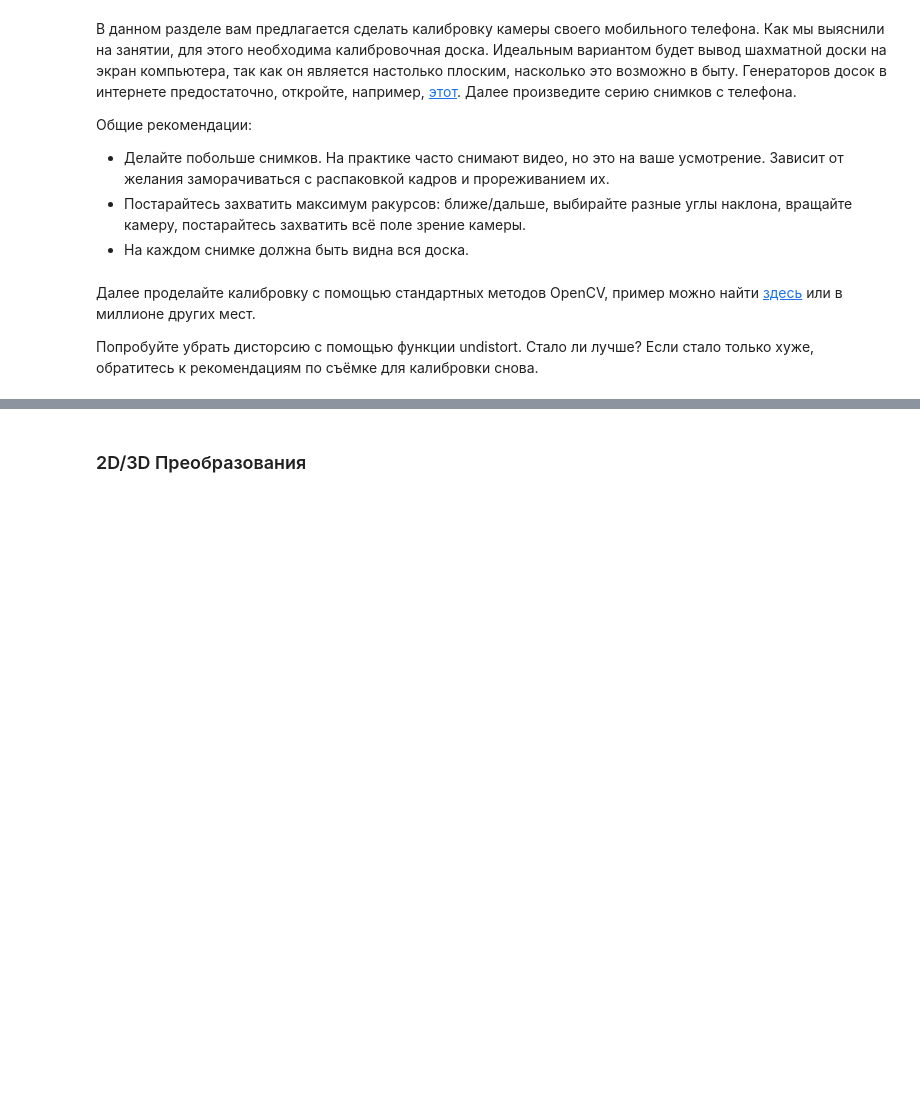
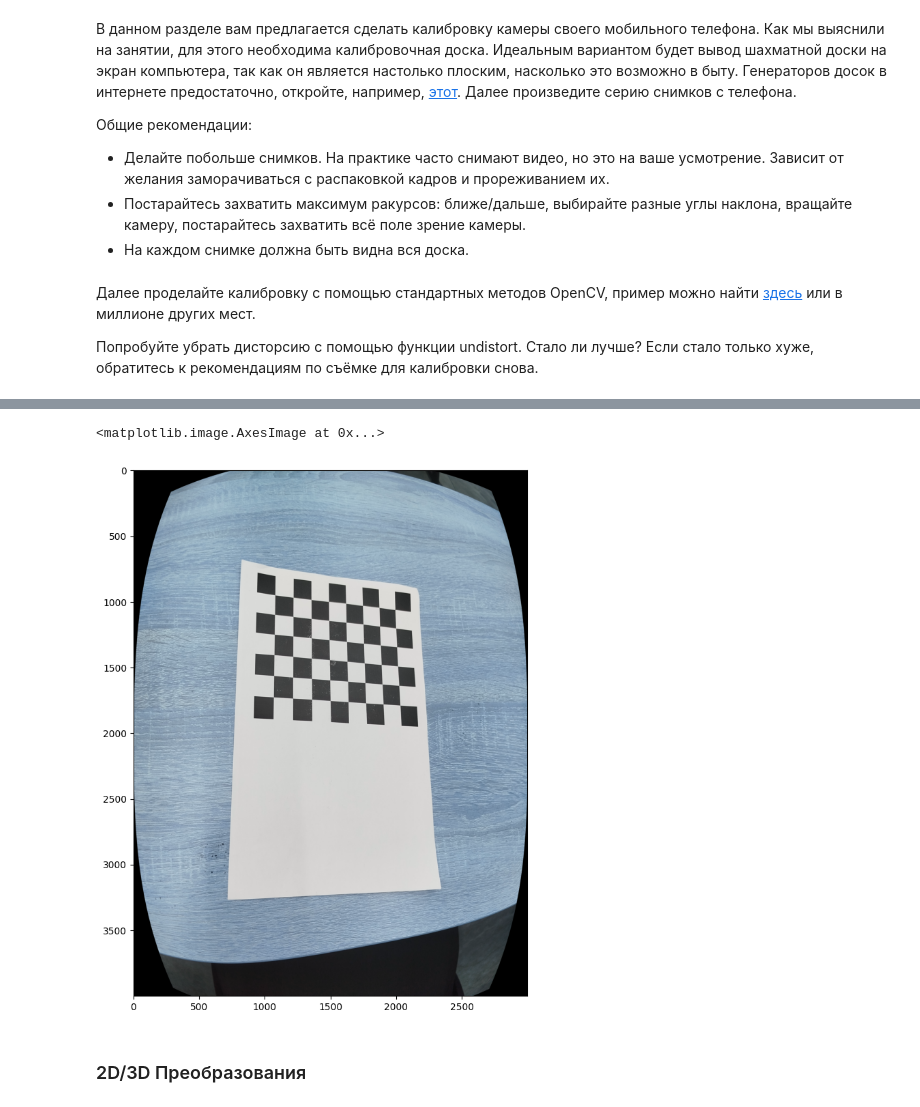
Before and after one commit to Anton-Shvetsov/bmstu_computer_vision, a Jupyter notebook: lesson3/Лабораторная работа.ipynb, the cells around one changed output, grey strips where cells are left out. Drawn from its saved outputs; the diff is of its cells as text; code cells hidden in the pictures; blank space fills up the shorter version.

```diff
--- a/lesson3/Лабораторная работа.ipynb
+++ b/lesson3/Лабораторная работа.ipynb
@@ -86,3 +198,30 @@ plt.show()
 Далее проделайте калибровку с помощью стандартных методов OpenCV, пример можно найти [здесь](https://docs.opencv.org/4.x/dc/dbb/tutorial_py_calibration.html) или в миллионе других мест.
 
 Попробуйте убрать дисторсию с помощью функции undistort. Стало ли лучше? Если стало только хуже, обратитесь к рекомендациям по съёмке для калибровки снова.
+# %%
+Nx, Ny = 9, 7  # количество внутренних углов в шахматной доске
+square_size = 1.0
+
+objpoints = []
+imgpoints = []
+
+images = glob.glob("chess/*.jpg")
+
+for fname in tqdm(images):
+    img = cv2.imread(fname)
+    gray = cv2.cvtColor(img, cv2.COLOR_BGR2GRAY)
+
+    ret, corners = cv2.findChessboardCorners(gray, (Nx-1, Ny-1), None)
+    if ret:
+        objp = np.zeros(((Ny-1)*(Nx-1), 3), np.float32)
+        objp[:, :2] = np.mgrid[0:Nx-1, 0:Ny-1].T.reshape(-1, 2) * square_size
+        objpoints.append(objp)
+        imgpoints.append(corners)
+
+
+ret, K, dist_coeffs, rvecs, tvecs = cv2.calibrateCamera(
+    objpoints, imgpoints, gray.shape[::-1], None, None
+)
+
+print("Матрица камеры:\n", K)
+print("Коэффициенты дисторсии:\n", dist_coeffs)
@@ -89,3 +236,13 @@ plt.show()
+# %%
+img = cv2.imread(images[0])
+h, w = img.shape[:2]
+new_camera_mtx, roi = cv2.getOptimalNewCameraMatrix(K, dist_coeffs, (w,h), 1, (w,h))
+undistorted = cv2.undistort(img, K, dist_coeffs, None, new_camera_mtx)
+# %%
+plt.imshow(undistorted)
+# %% [output]
+<matplotlib.image.AxesImage at 0x...>
+[figure, added]
 # %% [markdown]
 ### 2D/3D Преобразования
 # %% [markdown]
```
Also changed, not shown: parts of 25 cells of this notebook, 21 other files.
